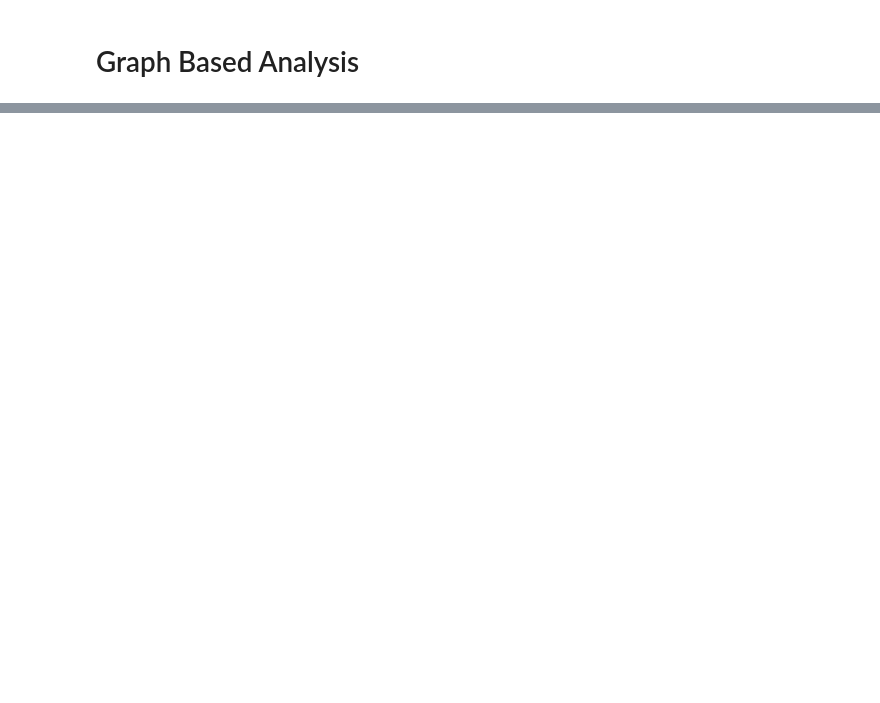
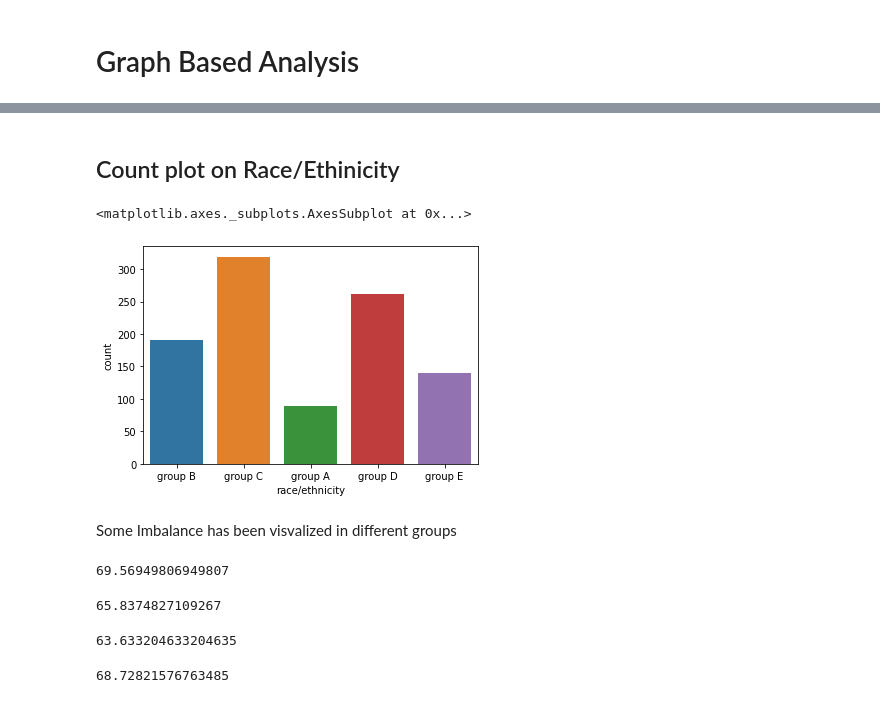
Before and after one commit to prasath9944/EDA, a Jupyter notebook: FSDS_Students_EDA_20th_Dec_2022.ipynb, the cells around one changed output, grey strips where cells are left out. Drawn from its saved outputs; the diff is of its cells as text; code cells hidden in the pictures; blank space fills up the shorter version.

```diff
--- a/FSDS_Students_EDA_20th_Dec_2022.ipynb
+++ b/FSDS_Students_EDA_20th_Dec_2022.ipynb
@@ -423,0 +485,9 @@ find_outlier(data,'math score')
+# %% [markdown]
+<h2>Count plot on Race/Ethinicity</h2>
+# %%
+sns.countplot(data['race/ethnicity'])
+# %% [output]
+<matplotlib.axes._subplots.AxesSubplot at 0x...>
+[figure, added]
+# %% [markdown]
+Some Imbalance has been visvalized in different groups
@@ -423,0 +496,16 @@ find_outlier(data,'math score')
+# %%
+df['average'][0]
+# %% [output]
+69.56949806949807
+# %%
+df['average'][1]
+# %% [output]
+65.8374827109267
+# %%
+df['math score'][0]
+# %% [output]
+63.633204633204635
+# %%
+df['math score'][1]
+# %% [output]
+68.72821576763485
```
Also changed, not shown: parts of 22 cells of this notebook.
